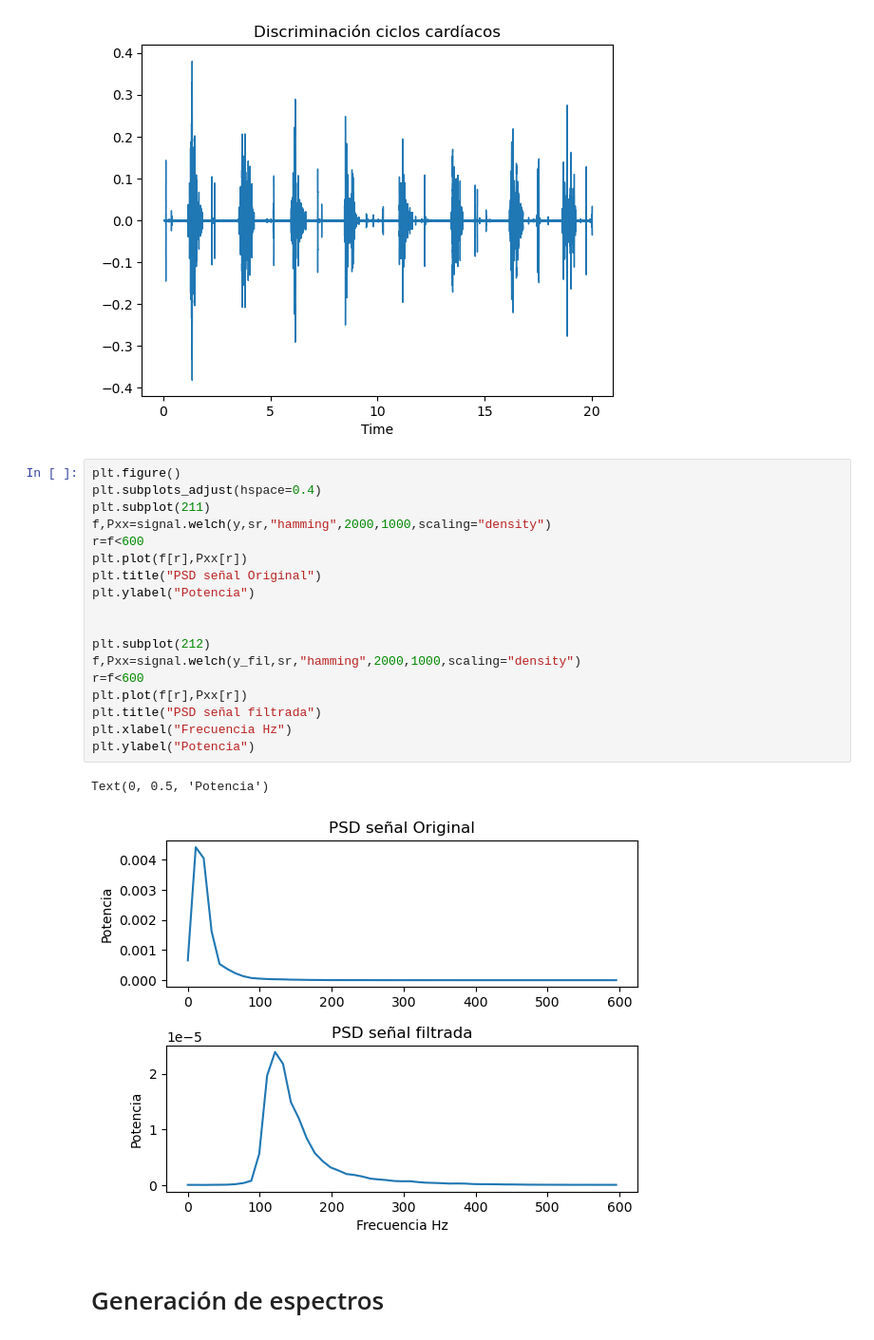
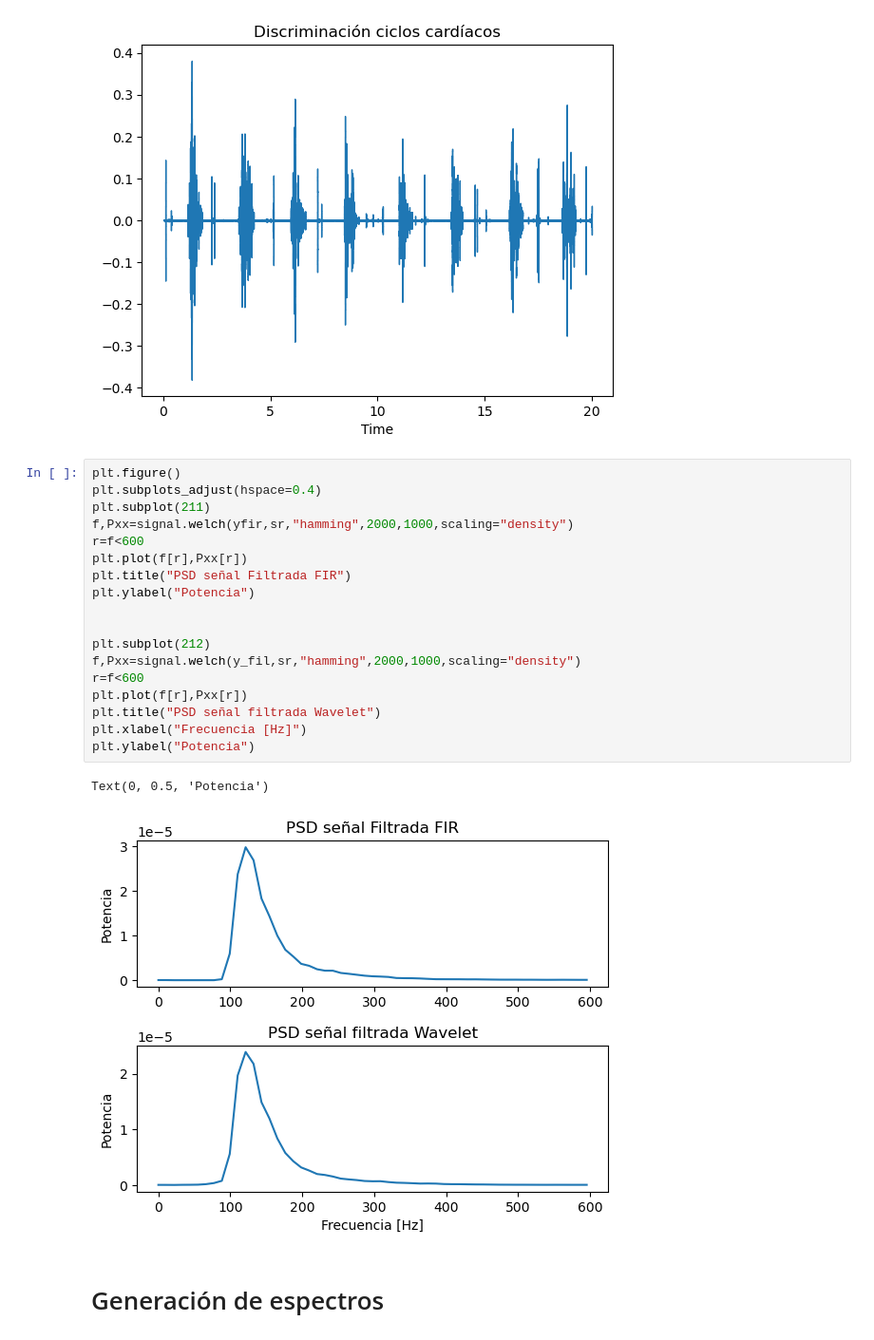
Before and after one commit to Ruizxp/Biosenales_El-Gran-Final, a Jupyter notebook: Proyecto_4.ipynb, the cells around one changed output. Shown at 95% size. Saved outputs shown, nothing was run; the diff lists cells and outputs as text.

```diff
--- a/Proyecto_4.ipynb
+++ b/Proyecto_4.ipynb
@@ -148,24 +152,24 @@ Text(0.5, 1.0, 'Discriminación ciclos cardíacos')
 # %%
 plt.figure()
 plt.subplots_adjust(hspace=0.4)
 plt.subplot(211)
-f,Pxx=signal.welch(y,sr,"hamming",2000,1000,scaling="density")
+f,Pxx=signal.welch(yfir,sr,"hamming",2000,1000,scaling="density")
 r=f<600
 plt.plot(f[r],Pxx[r])
-plt.title("PSD señal Original")
+plt.title("PSD señal Filtrada FIR")
 plt.ylabel("Potencia")
 
 
 plt.subplot(212)
 f,Pxx=signal.welch(y_fil,sr,"hamming",2000,1000,scaling="density")
 r=f<600
 plt.plot(f[r],Pxx[r])
-plt.title("PSD señal filtrada")
-plt.xlabel("Frecuencia Hz")
+plt.title("PSD señal filtrada Wavelet")
+plt.xlabel("Frecuencia [Hz]")
 plt.ylabel("Potencia")
 # %% [output]
 Text(0, 0.5, 'Potencia')
-[figure, old version]
+[figure, new version]
 # %% [markdown]
 # Generación de espectros
 # %%
```
Also changed, not shown: parts of 2 cells of this notebook, 1 other file.
